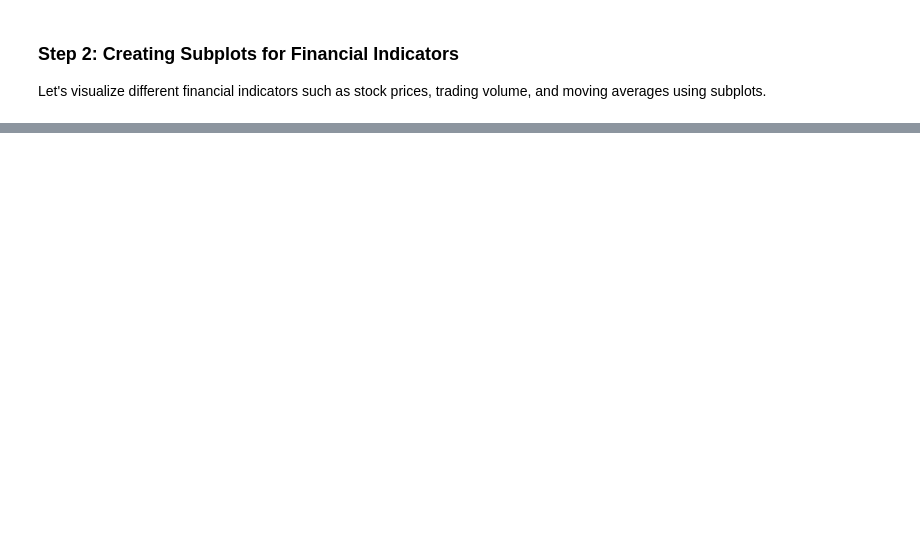
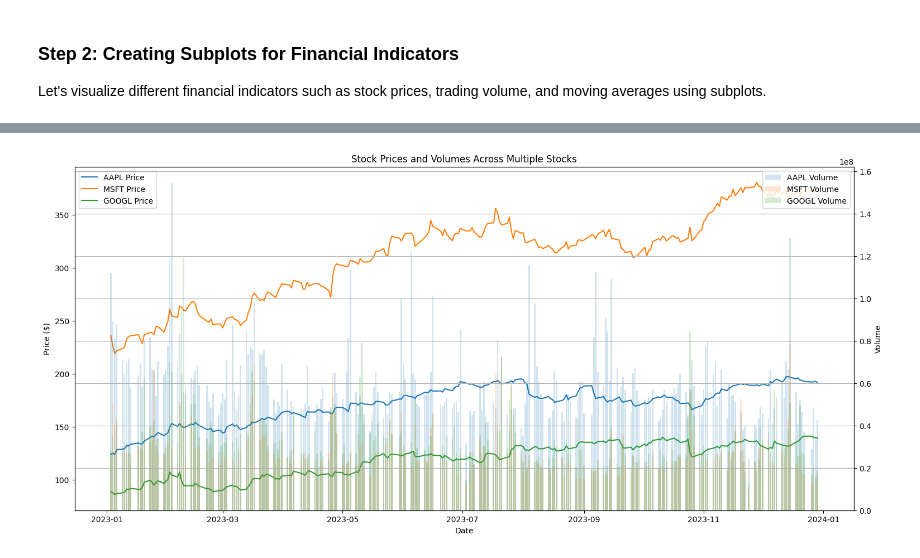
Before and after one commit to ricardogr07/100-days-of-python-and-data-science, a Jupyter notebook: 24_Creating_Subplots_and_Multiple_Axes.ipynb, the cells around one changed output, grey strips where cells are left out. Drawn from its saved outputs; the diff is of its cells as text; code cells hidden in the pictures; blank space fills up the shorter version.

```diff
--- a/24_Creating_Subplots_and_Multiple_Axes.ipynb
+++ b/24_Creating_Subplots_and_Multiple_Axes.ipynb
@@ -183,0 +177,23 @@ plt.show()
+# %%
+# Creating a combined plot with multiple axes for all tickers
+fig, ax = plt.subplots(figsize=(18, 8))
+
+# Plotting adjusted close prices for each stock on the same axis
+for ticker in tickers:
+    ax.plot(data[ticker].index, data[ticker]['Adj Close'], label=f'{ticker} Price')
+
+# Adding a secondary y-axis for volumes
+ax2 = ax.twinx()
+for ticker in tickers:
+    ax2.bar(data[ticker].index, data[ticker]['Volume'], alpha=0.2, label=f'{ticker} Volume')
+
+ax.set_xlabel('Date')
+ax.set_ylabel('Price ($)')
+ax2.set_ylabel('Volume')
+ax.legend(loc='upper left')
+ax2.legend(loc='upper right')
+plt.title('Stock Prices and Volumes Across Multiple Stocks')
+plt.grid(True)
+plt.show()
+# %% [output]
+[figure, added]
```
Also changed, not shown: parts of 5 cells of this notebook, 2 other files.
